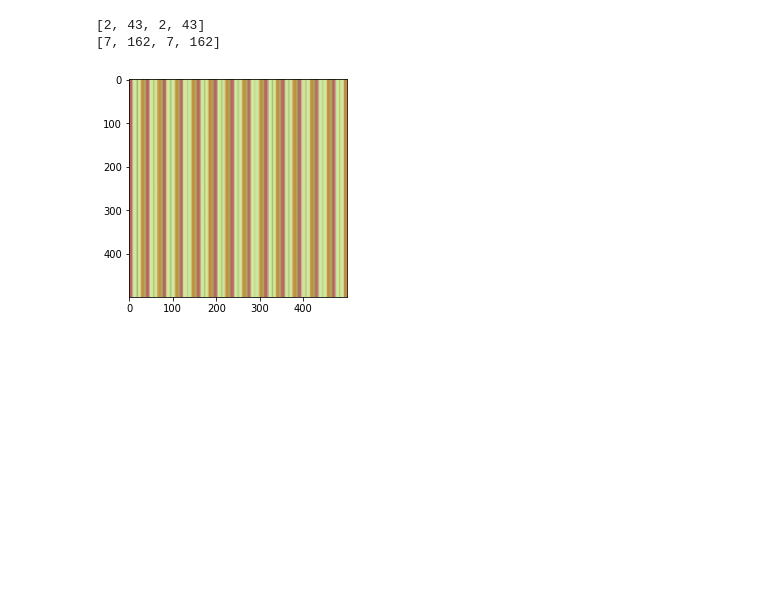
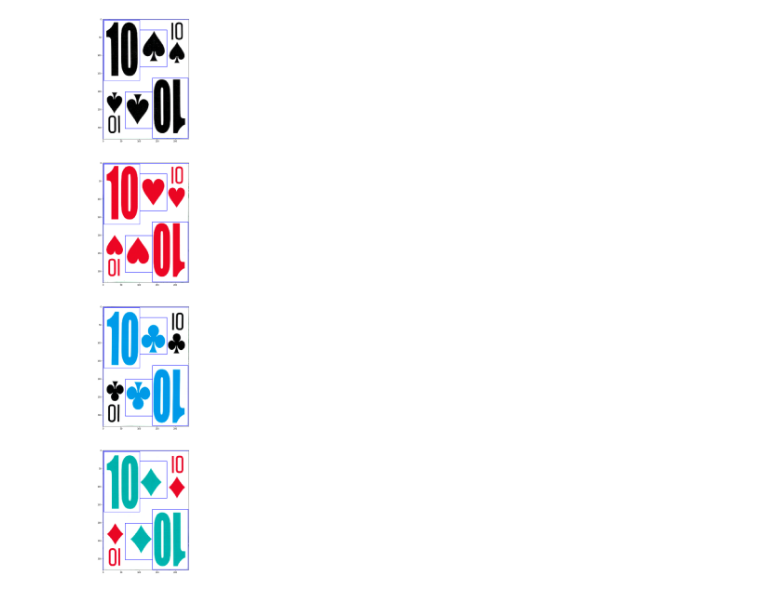
Before and after one commit to WJT98/Blackjack-Perfect-Count, a Jupyter notebook: GenerateImageSet.ipynb, the cells around one changed output. Drawn from its saved outputs; the diff is of its cells as text; code cells hidden in the pictures; blank space fills up the shorter version.

Commit message:
Separated boundingboxes into suit, rank, card

```diff
--- a/GenerateImageSet.ipynb
+++ b/GenerateImageSet.ipynb
@@ -43,36 +43,3 @@ cards = []
 for c in listdir(card_dir):
     img = image.imread(card_dir +'/' + c,1)
     cards.append(img)
-# %%
-cardW=63
-cardH=88
-cornerXmin=2
-cornerXmax=43
-cornerYmin=2
-cornerYmax=43
-mmToPixel = 3.7795
-
-
-card_suits=['s','h','d','c']
-card_values=['A','K','Q','J','10','9','8','7','6','5','4','3','2']
-
-# We convert the measures from mm to pixels: multiply by an arbitrary factor 'zoom'
-# You shouldn't need to change this
-zoom=1
-cardW*=zoom
-cardH*=zoom
-
-corners = [cornerXmin,cornerXmax,cornerYmin,cornerYmax]
-print(corners)
-corners = [int(i*zoom*mmToPixel) for i in corners]
-
-pixelW = math.ceil(cardW * mmToPixel)
-pixelH = math.ceil(cardH * mmToPixel)
-
-
-cards = [ia.imresize_single_image(i, (pixelH, pixelW)) for i in cards]
-
-print(corners)
-# %% [output]
-[2, 43, 2, 43]
-[7, 162, 7, 162]
@@ -79,8 +81,39 @@ print(corners)
+# %%
+x=0
+y = 0
+
+bounding_boxes = [#Card borders
+                  BoundingBox(x1=1, x2=pixelW,
+                              y1=1, y2=pixelH),
+                  BoundingBox(x1=1, x2=pixelW,
+                              y1=1, y2=pixelH),
+                  #Rank borders
+                  BoundingBox(x1=rank_vals[0]+x, x2=rank_vals[1]+x,
+                              y1=rank_vals[2]+y, y2=rank_vals[3]+y),
+                  BoundingBox(x1=pixelW-rank_vals[0]+x, x2=pixelW-rank_vals[1]+x,
+                              y1=pixelH-rank_vals[2]+y, y2=pixelH-rank_vals[3]+y),
+                  #Suit borders
+                  BoundingBox(x1=suit_vals[0]+x, x2=suit_vals[1]+x,
+                              y1=suit_vals[2]+y, y2=suit_vals[3]+y),
+                  BoundingBox(x1=pixelW-suit_vals[0]+x, x2=pixelW-suit_vals[1]+x,
+                              y1=pixelH-suit_vals[2]+y, y2=pixelH-suit_vals[3]+y)]
+
+bbs = BoundingBoxesOnImage(bounding_boxes, shape=img.shape)
+f = plt.figure(figsize=(50,50))
+for i in range(len(cards)):
+    img = bbs.draw_on_image(cards[i], size=1, color=[0, 0, 255,255])
+    f.add_subplot(4,1,i+1)
+    plt.imshow(img)
+    if i == 3:
+        break
+plt.show()
+# %% [output]
+[figure, added]
 # %%
 #Grab background and resize background
 backgrounds = []
 background_dir = "data/dtd/images"
-backgroundW = 500
+backgroundW = 800
 
 c = 0
 for subfolder in listdir(background_dir):
@@ -94,8 +127,6 @@ for subfolder in listdir(background_dir):
     if c==2:
         break
 _=plt.imshow(backgrounds[0])
-# %% [output]
-[figure, removed]
 # %%
 #Convert white space to transparent background on cards
 for i in range(len(cards)):
```
Also changed, not shown: parts of 7 cells of this notebook, 56 other files.
